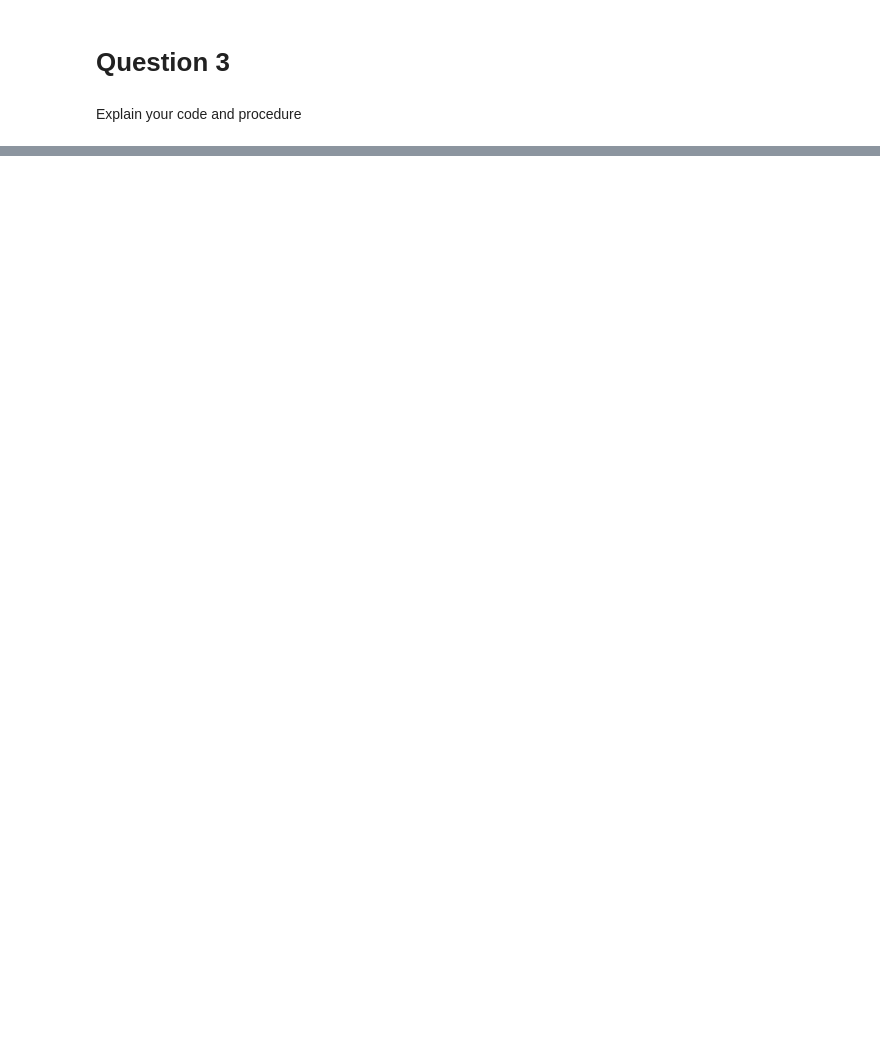
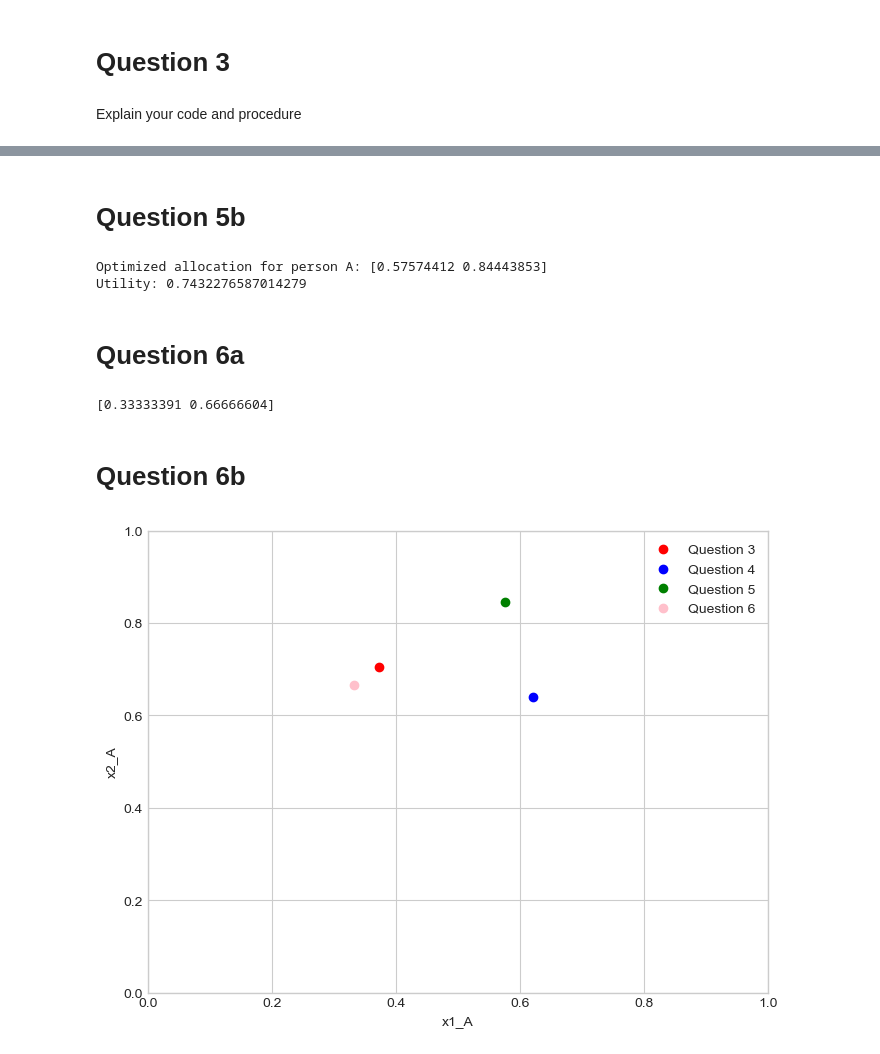
Before and after one commit to NumEconCopenhagen/projects-2024-djh, a Jupyter notebook: inauguralproject/inauguralproject.ipynb, the cells around one changed output, grey strips where cells are left out. Saved outputs shown, nothing was run; the diff lists cells and outputs as text; code cells hidden in the pictures; blank space fills up the shorter version.

```diff
--- a/inauguralproject/inauguralproject.ipynb
+++ b/inauguralproject/inauguralproject.ipynb
@@ -47,0 +214,10 @@ ADD CONCISE CONLUSION.
+# %%
+p1_guess = 1.75
+res = optimize.minimize(objective_function_Q4,p1_guess, method = "Nelder-Mead")
+print(res.x)
+
+Q4b_x1A = 1 - demand_x1(res.x, p2, omega_B1, omega_B2, beta)
+Q4b_x2A = 1 - demand_x2(res.x, p2, omega_B1, omega_B2, beta)
+
+print(Q4b_x1A)
+print(Q4b_x2A)
@@ -47,0 +248,48 @@ ADD CONCISE CONLUSION.
+# %% [markdown]
+# Question 5b
+# %%
+guess = [0.5, 0.8]
+
+constraints = {'type': 'ineq', 'fun': constraint_func_Q5}
+bounds = [(0, 1), (0, 1)]
+
+result = optimize.minimize(objective_func_Q5, guess, constraints=constraints, bounds=bounds)
+
+optimized_allocation = result.x[:2]
+
+print("Optimized allocation for person A:", optimized_allocation)
+print(f"Utility: {utility((result.x[0], result.x[1]), alpha)}")
+
+Q5_x1, Q5_x2 = result.x[:2]
+# %% [output]
+Optimized allocation for person A: [0.57574412 0.84443853]
+Utility: 0.7432276587014279
+# %% [markdown]
+# Question 6a
+# %%
+#Calculating optimal distribution of goods from social view
+bounds = [(0, 1), (0, 1)]
+guess = (0.6, 0.4)
+res = optimize.minimize(totalUtility, guess, bounds=bounds)
+print(res.x)
+Q6_x1, Q6_x2 = res.x[:2]
+# %% [output]
+[0.33333391 0.66666604]
+# %% [markdown]
+# Question 6b
+# %%
+#Creating figure
+plt.figure(figsize=(8, 6))
+plt.scatter(Q3_x1A, Q3_x2A, color='Red', label = "Question 3")
+plt.scatter(Q4b_x1A, Q4b_x2A, color='blue', label = "Question 4")
+plt.scatter(Q5_x1, Q5_x2, color='Green', label = "Question 5")
+plt.scatter(Q6_x1, Q6_x2, color='Pink', label = "Question 6")
+plt.legend()
+plt.xlabel('x1_A')
+plt.ylabel('x2_A')
+plt.xlim(0, 1)
+plt.ylim(0, 1)
+plt.grid(True)
+plt.show()
+# %% [output]
+[figure, added]
```
Also changed, not shown: parts of 22 cells of this notebook.
